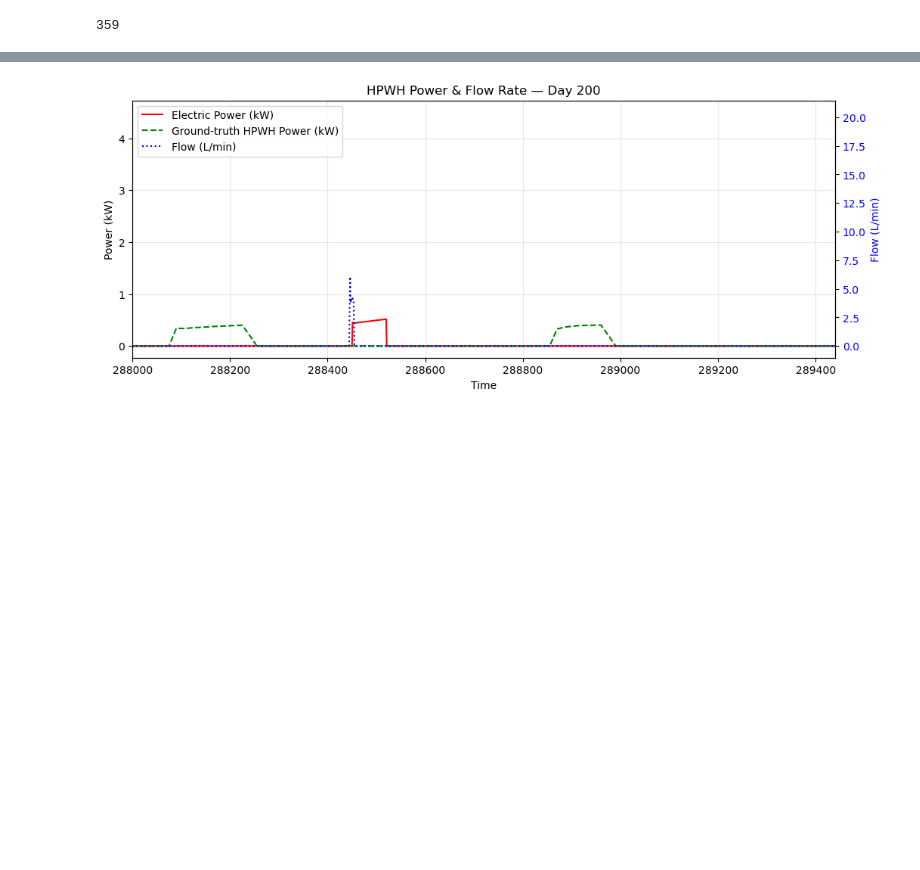
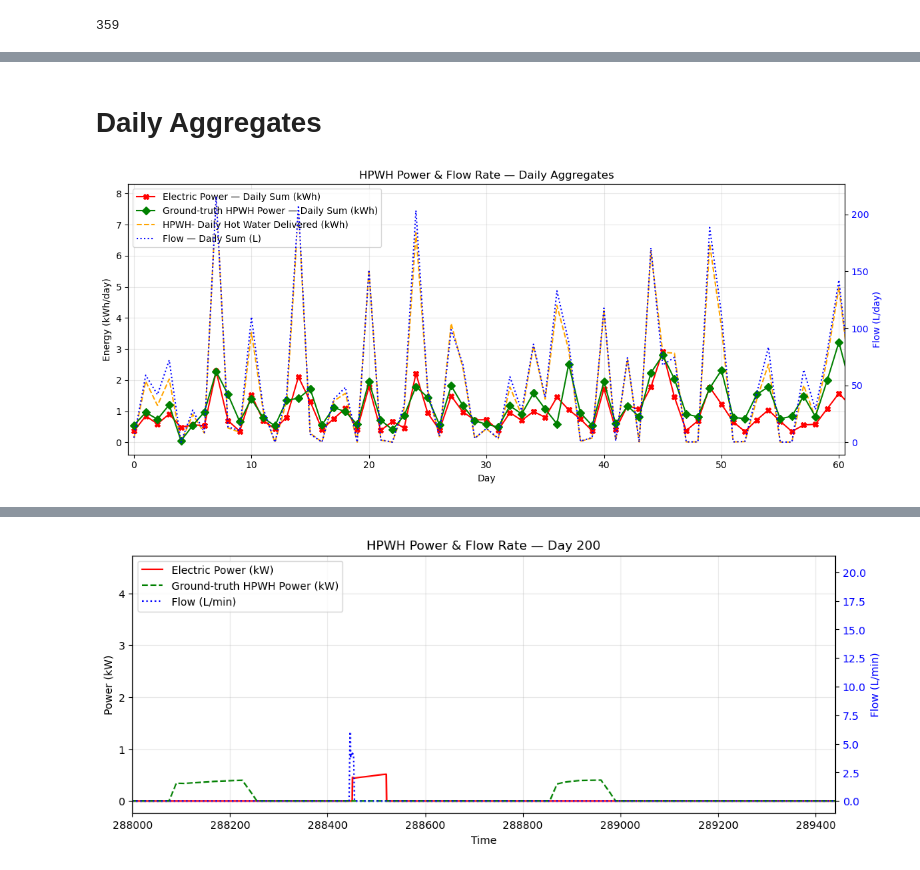
Before and after one commit to NREL/OCHRE, a Jupyter notebook: bin/generate_graphics.ipynb, the cells around one changed output, grey strips where cells are left out. Cells and saved outputs as stored; diff of their text form; code cells hidden in the pictures; blank space fills up the shorter version.

```diff
--- a/bin/generate_graphics.ipynb
+++ b/bin/generate_graphics.ipynb
@@ -38,10 +22,11 @@ MINUTES_PER_DAY = 1440
 
 import numpy as np
 
-
+#Trim outputted data
 daily_flow      = data['Draw Data'].values
 daily_delivered = data['Hot Water Delivered (kW)'].values
 electric  = data['Water Heating Electric Power (kW)'].values
+ground = data_ground['HPWH_pwr_kW'].values
 
 # Trim to a multiple of 1440 (drops incomplete trailing day)
 n_days = len(daily_flow) // MINUTES_PER_DAY
@@ -49,6 +34,7 @@ n_days = len(daily_flow) // MINUTES_PER_DAY
 daily_flow      = daily_flow[:n_days * MINUTES_PER_DAY].reshape(n_days, MINUTES_PER_DAY).sum(axis=1)
 daily_delivered = daily_delivered[:n_days * MINUTES_PER_DAY].reshape(n_days, MINUTES_PER_DAY).sum(axis=1) /60 #kWh
 daily_electric  = electric[:n_days * MINUTES_PER_DAY].reshape(n_days, MINUTES_PER_DAY).sum(axis=1) /60 #kWh
+ground_kwh = ground[1:n_days * MINUTES_PER_DAY+1].reshape(n_days, MINUTES_PER_DAY).sum(axis=1) / 60
 
 n_days
 # %% [output]
@@ -216,0 +168,50 @@ plt.show()
+# %% [markdown]
+# Daily Aggregates
+# %%
+import pandas as pd
+import matplotlib.pyplot as plt
+
+day = 0
+week = 0
+month = 0
+data_len = len(data.index)
+
+# --- Aggregate to daily sums ---
+MINUTES_PER_DAY = 1440
+
+
+# Filter to the selected month
+day_start = month * 30
+day_end   = day_start + 60
+
+days_index = range(len(daily_electric))
+
+
+fig, ax1 = plt.subplots(figsize=(12, 5))
+
+# Primary axis - power (daily sums)
+ax1.plot(days_index, daily_electric,   color='red',   label='Electric Power — Daily Sum (kWh)', marker='X',       zorder=3)
+ax1.plot(days_index, ground_kwh, color='green', label='Ground-truth HPWH Power — Daily Sum (kWh)',
+            marker='D', zorder=3)
+ax1.plot(days_index, daily_delivered, label="HPWH- Daily Hot Water Delivered (kWh)", color="orange", linestyle="dashed")
+ax1.set_ylabel('Energy (kWh/day)')
+ax1.set_xlabel('Day')
+ax1.grid(True, alpha=0.3)
+
+# Secondary axis - flow (daily sum)
+ax2 = ax1.twinx()
+ax2.plot(days_index, daily_flow, color='blue', label='Flow — Daily Sum (L)', linestyle="dotted", zorder=3)
+ax2.set_ylabel('Flow (L/day)', color='blue')
+ax2.tick_params(axis='y', labelcolor='blue')
+
+# Combined legend
+lines1, labels1 = ax1.get_legend_handles_labels()
+lines2, labels2 = ax2.get_legend_handles_labels()
+ax1.legend(lines1 + lines2, labels1 + labels2, loc='upper left')
+
+ax1.set_xlim(day_start - 0.5, day_end + 0.5)
+plt.title(f'HPWH Power & Flow Rate — Daily Aggregates')
+plt.tight_layout()
+plt.show()
+# %% [output]
+[figure, added]
```
Also changed, not shown: parts of 8 cells of this notebook, 1 other file.
